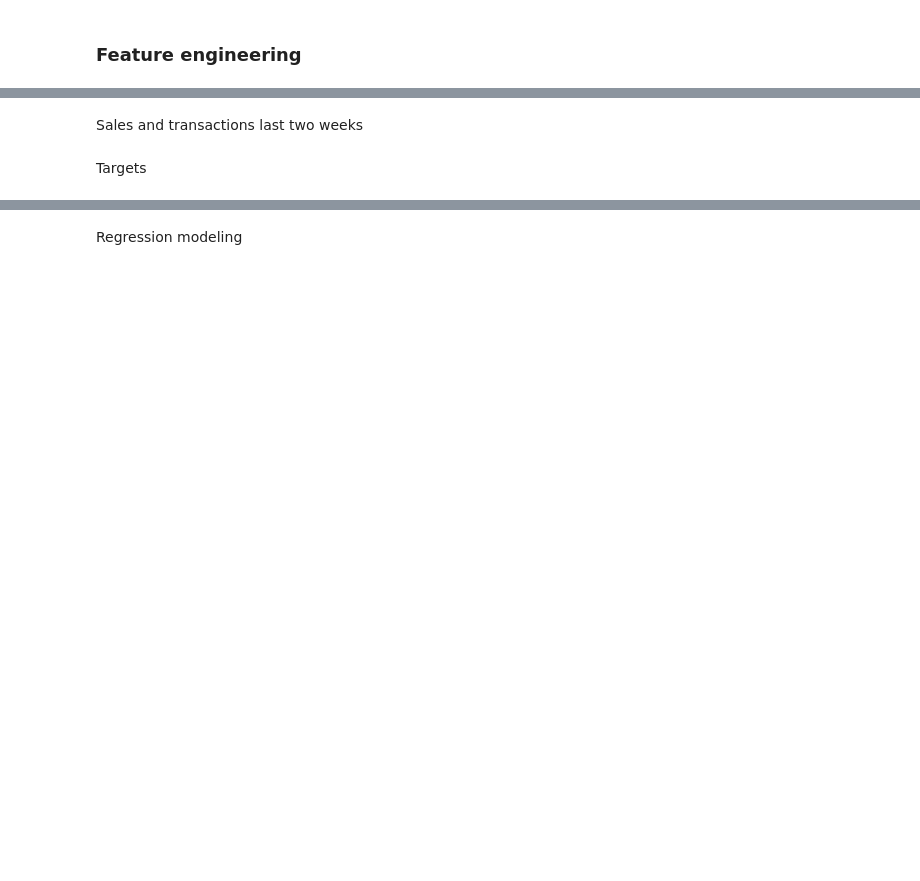
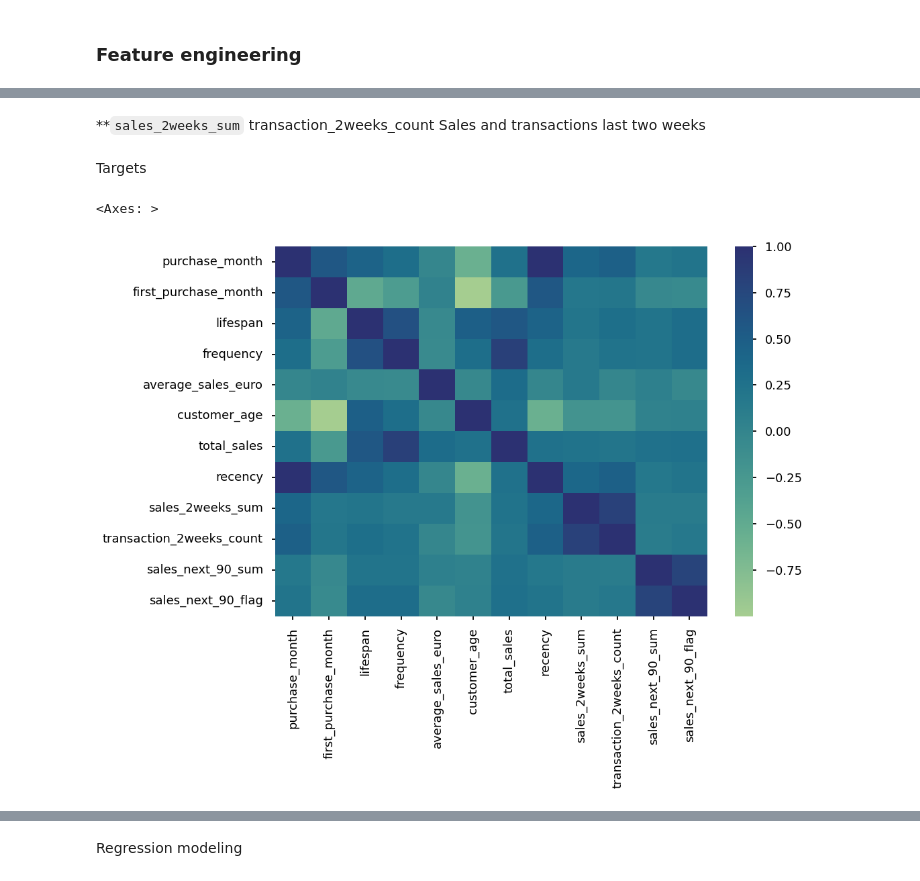
Before and after one commit to kennedyopokuasare/ResqCLV, a Jupyter notebook: customer-lifetime-value-analysis.ipynb, the cells around one changed output, grey strips where cells are left out. Drawn from its saved outputs; the diff is of its cells as text; code cells hidden in the pictures; blank space fills up the shorter version.

```diff
--- a/customer-lifetime-value-analysis.ipynb
+++ b/customer-lifetime-value-analysis.ipynb
@@ -668,5 +661,7 @@ past_ml_data["recency"] = past_ml_data["purchase_month"].apply(
 )
 # %% [markdown]
+**`sales_2weeks_sum`
+transaction_2weeks_count
 Sales and transactions last two weeks
 # %%
 cut_off_2weeks_date = past_ml_data["purchase_month"].max() - pd.to_timedelta(14, unit="d")
@@ -674,7 +669,7 @@ cut_off_2weeks_date = past_ml_data["purchase_month"].max() - pd.to_timedelta(14,
 sales_2weeks_features = (
     past_ml_data[past_ml_data["purchase_month"] >= cut_off_2weeks_date]
     .groupby(["userId"])
-    .agg(sales_2weeks_sum=("average_sales_euro", "sum"),transaction_2weeks=("average_sales_euro", "count"))
+    .agg(sales_2weeks_sum=("average_sales_euro", "sum"),transaction_2weeks_count=("average_sales_euro", "count"))
 )
 
 past_ml_data = past_ml_data.merge(sales_2weeks_features, left_index=True, right_index=True, how="left").fillna(0)
@@ -690,3 +685,8 @@ sales_next_90_features = (
 
 
 ml_df = past_ml_data.merge(sales_next_90_features, left_index=True, right_index=True, how="left").fillna(0)
+# %%
+sns.heatmap(ml_df.corr(),cmap="crest")
+# %% [output]
+<Axes: >
+[figure, added]
```
Also changed, not shown: parts of 26 cells of this notebook, 1 other file.
